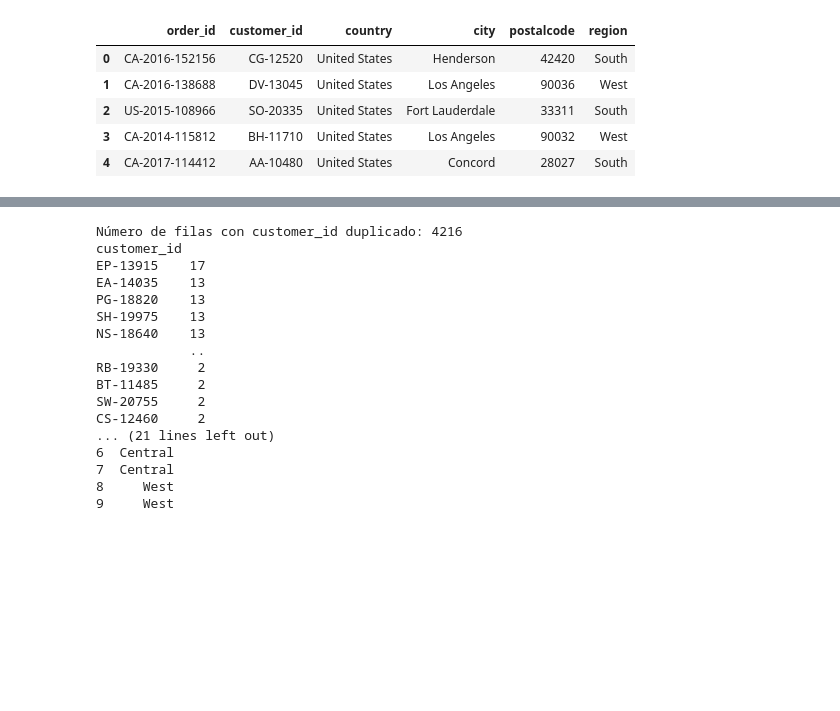
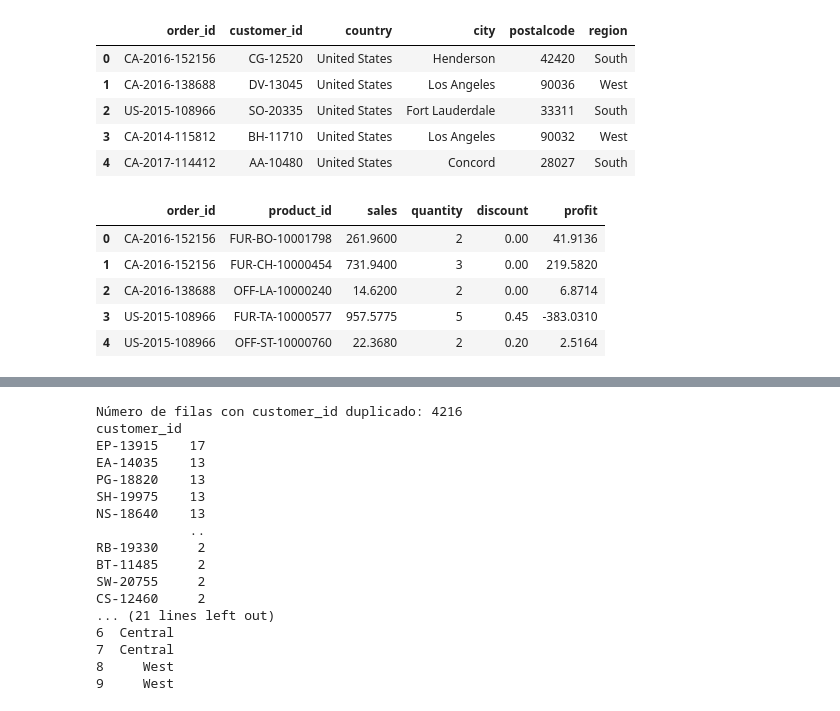
Before and after one commit to bruno-aro/SQL_ECommerce_Project, a Jupyter notebook: Project_5.ipynb, the cells around one changed output, grey strips where cells are left out. Saved outputs shown, nothing was run; the diff lists cells and outputs as text; code cells hidden in the pictures; blank space fills up the shorter version.

```diff
--- a/Project_5.ipynb
+++ b/Project_5.ipynb
@@ -435,3 +443,14 @@ df.address.head(5)
 | 2 | US-2015-108966 | SO-20335 | United States | Fort Lauderdale | 33311 | South |
 | 3 | CA-2014-115812 | BH-11710 | United States | Los Angeles | 90032 | West |
 | 4 | CA-2017-114412 | AA-10480 | United States | Concord | 28027 | South |
+# %%
+df.sales = pd.read_csv("sales.csv", encoding="latin-1")
+
+df.sales.head(5)
+# %% [output]
+|  | order_id | product_id | sales | quantity | discount | profit |
+| 0 | CA-2016-152156 | FUR-BO-10001798 | 261.9600 | 2 | 0.00 | 41.9136 |
+| 1 | CA-2016-152156 | FUR-CH-10000454 | 731.9400 | 3 | 0.00 | 219.5820 |
+| 2 | CA-2016-138688 | OFF-LA-10000240 | 14.6200 | 2 | 0.00 | 6.8714 |
+| 3 | US-2015-108966 | FUR-TA-10000577 | 957.5775 | 5 | 0.45 | -383.0310 |
+| 4 | US-2015-108966 | OFF-ST-10000760 | 22.3680 | 2 | 0.20 | 2.5164 |
```
Also changed, not shown: parts of 16 cells of this notebook, 2 other files.
